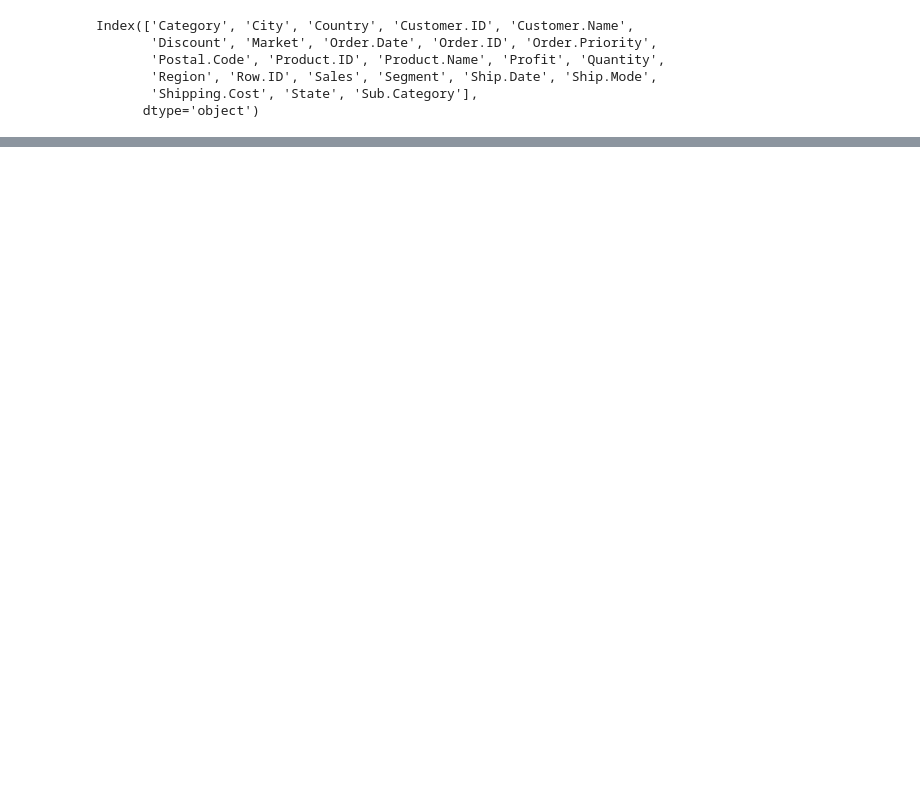
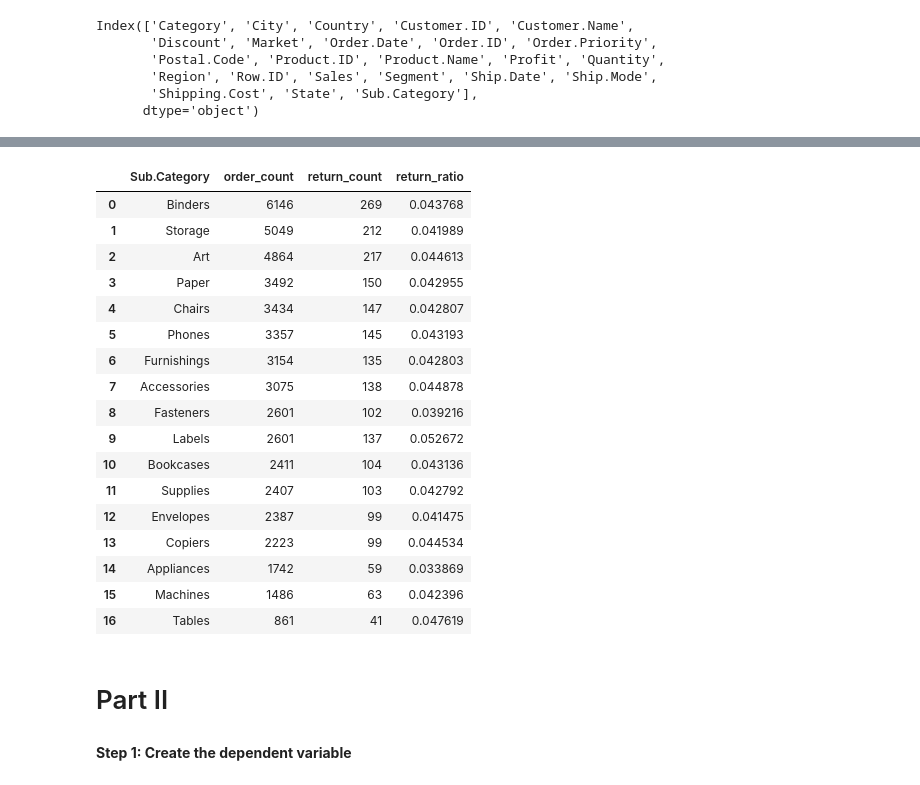
Before and after one commit to Rob-Lando/ml-lab, a Jupyter notebook: Machine_Learning_Lab.ipynb, the cells around one changed output, grey strips where cells are left out. Cells and saved outputs as stored; diff of their text form; code cells hidden in the pictures; blank space fills up the shorter version.

Commit message:
Part I cleaned up

```diff
--- a/Machine_Learning_Lab.ipynb
+++ b/Machine_Learning_Lab.ipynb
@@ -126,0 +132,3 @@ fig.show()
+# %%
+Orders.loc[:,'Month'] = ship_date_inv['Ship.Date'].apply(lambda x: int(x[:x.find('/')]))
+Orders.loc[:,'Year']  = ship_date_inv['Ship.Date'].apply(lambda x: x[-2:])
@@ -126,0 +150,6 @@ fig.show()
+# %%
+Returns.rename(columns = {'Order ID':'Order.ID'} ,inplace = True)
+
+ord_ret = pd.merge(Orders,Returns[['Returned','Order.ID']], how = 'left',on = 'Order.ID')
+
+ord_ret.loc[:,'Returned'] = ord_ret['Returned'].fillna('No')
@@ -126,0 +398,38 @@ fig.show()
+# %%
+order_subcats = pd.DataFrame({'order_count':ord_ret['Sub.Category'].value_counts()}).reset_index()
+order_subcats.rename(columns = {'index':'Sub.Category'},inplace = True)
+#order_subcats
+
+return_subcats =  pd.DataFrame({'return_count':\
+                                ord_ret.loc[ord_ret['Returned'] == 'Yes']['Sub.Category'].value_counts()}).reset_index()
+
+return_subcats.rename(columns = {'index':'Sub.Category'},inplace = True)
+#return_subcats
+
+rat_return_subcats = pd.merge(order_subcats,return_subcats, on = 'Sub.Category')
+rat_return_subcats.loc[:,'return_ratio'] = rat_return_subcats['return_count']/rat_return_subcats['order_count']
+rat_return_subcats.sort_values(by = 'return_ratio', ascending = False).reset_index(inplace = True)
+rat_return_subcats
+# %% [output]
+|  | Sub.Category | order_count | return_count | return_ratio |
+| 0 | Binders | 6146 | 269 | 0.043768 |
+| 1 | Storage | 5049 | 212 | 0.041989 |
+| 2 | Art | 4864 | 217 | 0.044613 |
+| 3 | Paper | 3492 | 150 | 0.042955 |
+| 4 | Chairs | 3434 | 147 | 0.042807 |
+| 5 | Phones | 3357 | 145 | 0.043193 |
+| 6 | Furnishings | 3154 | 135 | 0.042803 |
+| 7 | Accessories | 3075 | 138 | 0.044878 |
+| 8 | Fasteners | 2601 | 102 | 0.039216 |
+| 9 | Labels | 2601 | 137 | 0.052672 |
+| 10 | Bookcases | 2411 | 104 | 0.043136 |
+| 11 | Supplies | 2407 | 103 | 0.042792 |
+| 12 | Envelopes | 2387 | 99 | 0.041475 |
+| 13 | Copiers | 2223 | 99 | 0.044534 |
+| 14 | Appliances | 1742 | 59 | 0.033869 |
+| 15 | Machines | 1486 | 63 | 0.042396 |
+| 16 | Tables | 861 | 41 | 0.047619 |
+# %% [markdown]
+# Part II
+# %% [markdown]
+**Step 1: Create the dependent variable**
```
Also changed, not shown: parts of 45 cells of this notebook.
